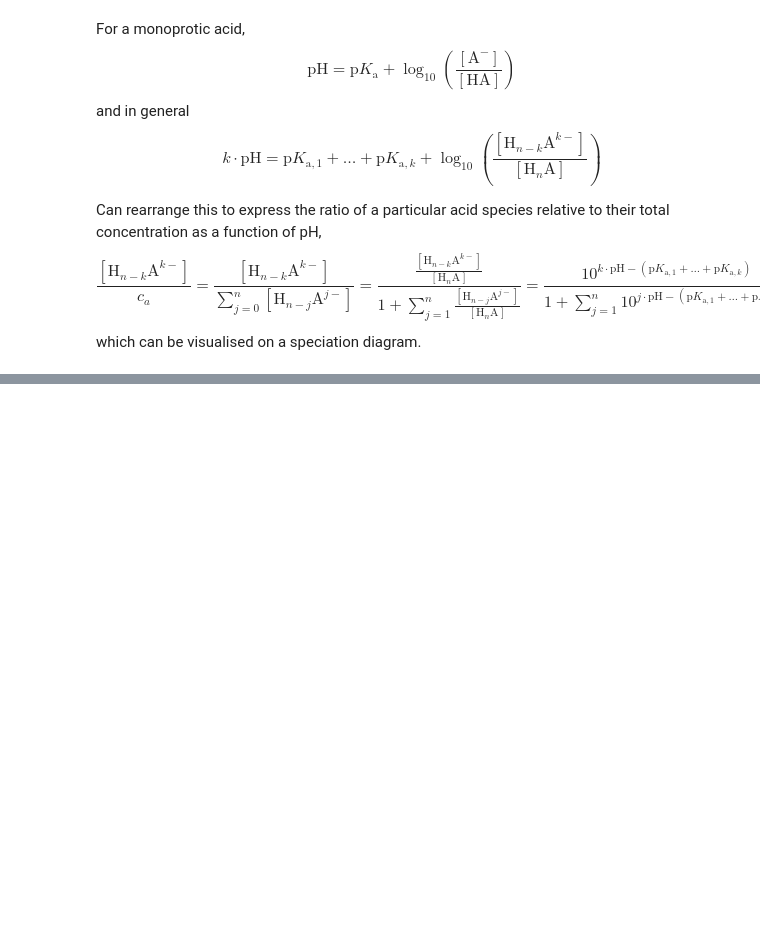
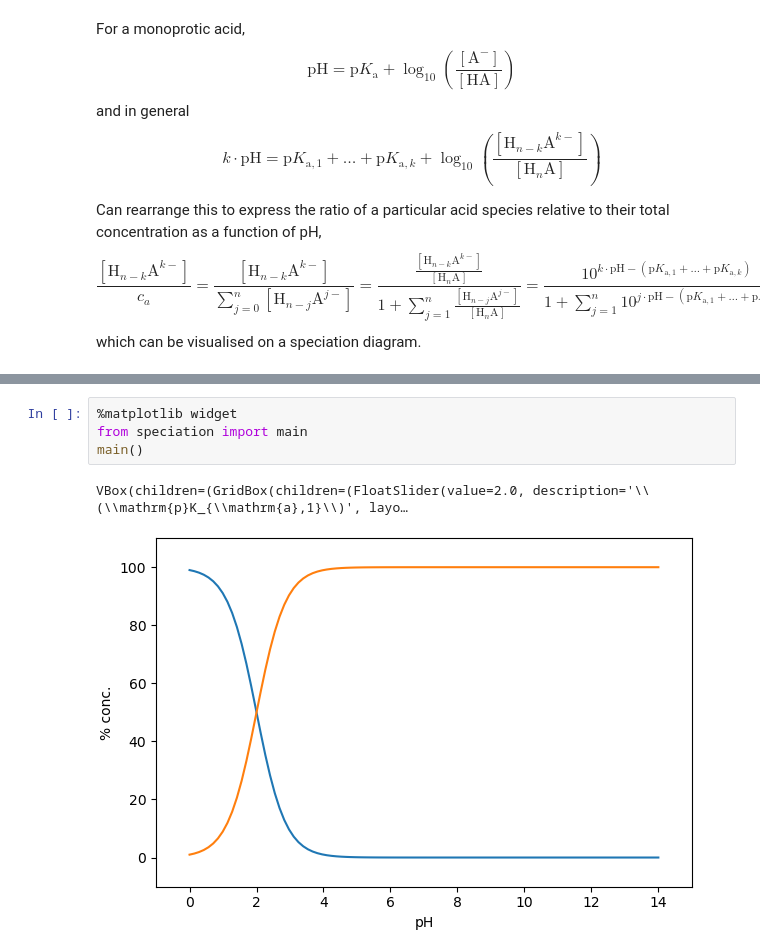
Before and after one commit to GeorgeTrenins/acidbase, a Jupyter notebook: speciation.ipynb, the cells around one changed output, grey strips where cells are left out. Cells and saved outputs as stored; diff of their text form; blank space fills up the shorter version.

Commit message:
tidy up speciation notebook

```diff
--- a/speciation.ipynb
+++ b/speciation.ipynb
@@ -113,0 +18,7 @@ display(wplot)
+# %%
+%matplotlib widget
+from speciation import main
+main()
+# %% [output]
+VBox(children=(GridBox(children=(FloatSlider(value=2.0, description='\\(\\mathrm{p}K_{\\mathrm{a},1}\\)', layo…
+[figure, added]
```
Also changed, not shown: parts of 5 cells of this notebook, 1 other file.
